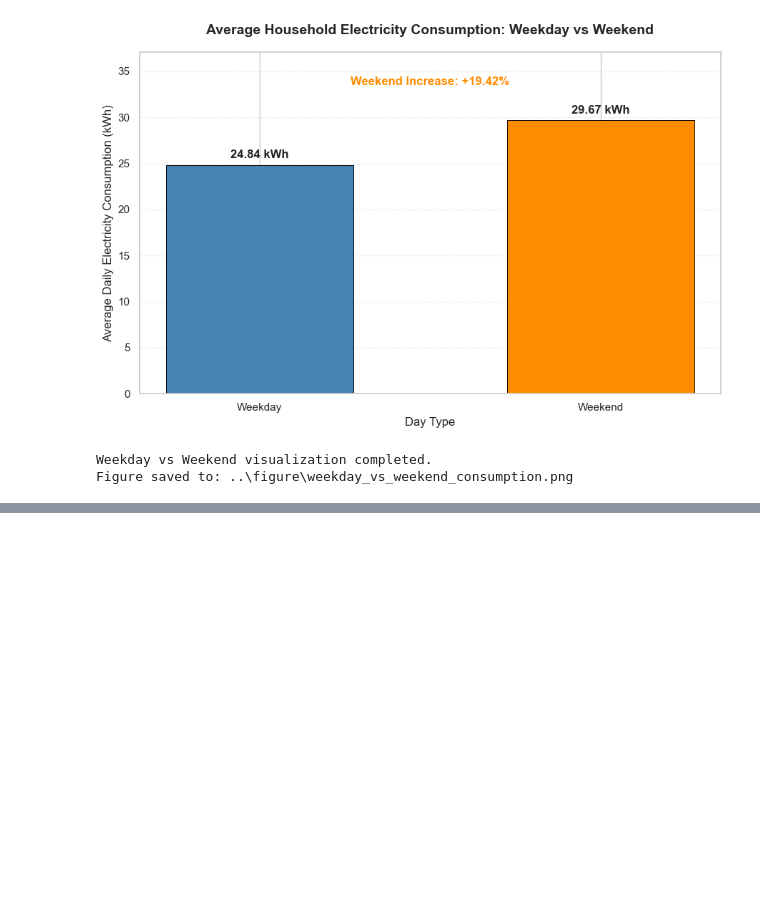
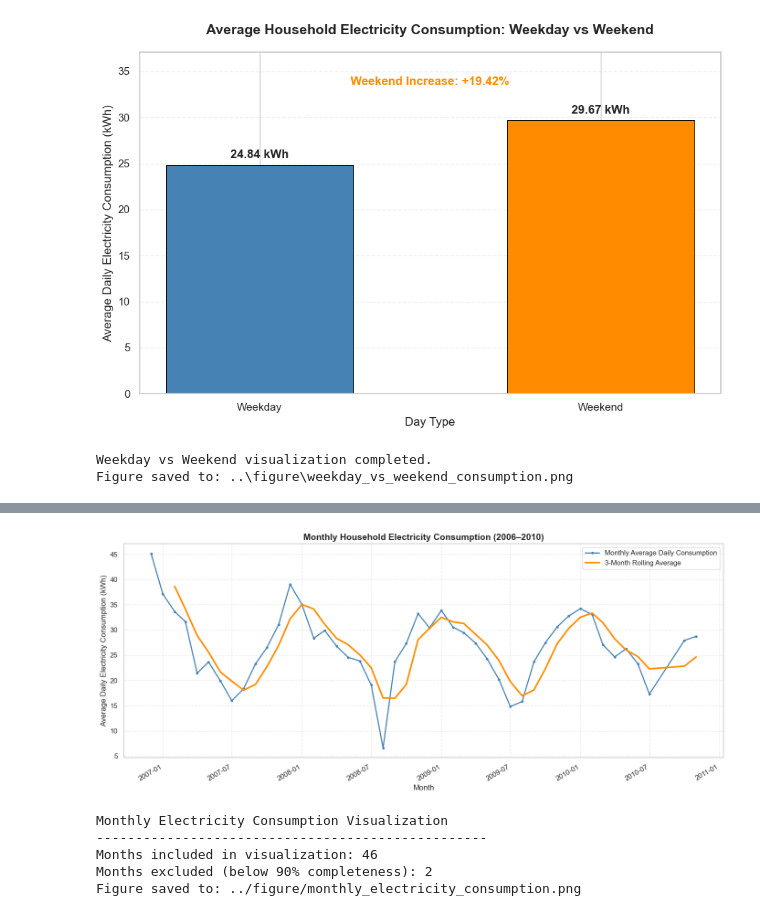
Before and after one commit to damisar/Household_Electricity_Consumption_Analysis_and_Forecasting, a Jupyter notebook: notebook/Household_Electricity_Consumption_Analysis_and_Forecasting.ipynb, the cells around one changed output, grey strips where cells are left out. Saved outputs shown, nothing was run; the diff lists cells and outputs as text; code cells hidden in the pictures; blank space fills up the shorter version.

Commit message:
Complete monthly and seasonal electricity consumption analysis

```diff
--- a/notebook/Household_Electricity_Consumption_Analysis_and_Forecasting.ipynb
+++ b/notebook/Household_Electricity_Consumption_Analysis_and_Forecasting.ipynb
@@ -1623,0 +1732,74 @@ Figure saved to: ..\figure\weekday_vs_weekend_consumption.png
+# %%
+
+# Step 4.18 - Monthly Electricity Consumption Visualization
+
+import matplotlib.pyplot as plt
+
+# Use average daily consumption for monthly comparisons
+monthly_plot = monthly_summary[
+    monthly_summary["Completeness_Percent"] >= 90
+].copy()
+
+# Calculate a 3-month rolling average
+monthly_plot["Rolling_3_Months"] = (
+    monthly_plot["Average_Daily_kWh"]
+    .rolling(window=3, min_periods=3)
+    .mean()
+)
+
+# Create visualization
+fig, ax = plt.subplots(figsize=(14, 6))
+
+ax.plot(
+    monthly_plot.index,
+    monthly_plot["Average_Daily_kWh"],
+    color="steelblue",
+    linewidth=1.8,
+    marker="o",
+    markersize=3,
+    label="Monthly Average Daily Consumption"
+)
+
+ax.plot(
+    monthly_plot.index,
+    monthly_plot["Rolling_3_Months"],
+    color="darkorange",
+    linewidth=2.5,
+    label="3-Month Rolling Average"
+)
+
+ax.set_title(
+    "Monthly Household Electricity Consumption (2006–2010)",
+    fontsize=14,
+    fontweight="bold"
+)
+
+ax.set_xlabel("Month")
+ax.set_ylabel("Average Daily Electricity Consumption (kWh)")
+ax.legend()
+ax.grid(True, linestyle="--", alpha=0.4)
+
+fig.autofmt_xdate()
+plt.tight_layout()
+
+# Save figure
+plt.savefig(
+    "../figure/monthly_electricity_consumption.png",
+    dpi=300,
+    bbox_inches="tight"
+)
+
+plt.show()
+
+print("Monthly Electricity Consumption Visualization")
+print("-" * 50)
+print(f"Months included in visualization: {len(monthly_plot)}")
+print(f"Months excluded (below 90% completeness): {len(monthly_summary) - len(monthly_plot)}")
+print("Figure saved to: ../figure/monthly_electricity_consumption.png")
+# %% [output]
+[figure, added]
+Monthly Electricity Consumption Visualization
+--------------------------------------------------
+Months included in visualization: 46
+Months excluded (below 90% completeness): 2
+Figure saved to: ../figure/monthly_electricity_consumption.png
```
Also changed, not shown: parts of 7 cells of this notebook, 2 other files.
